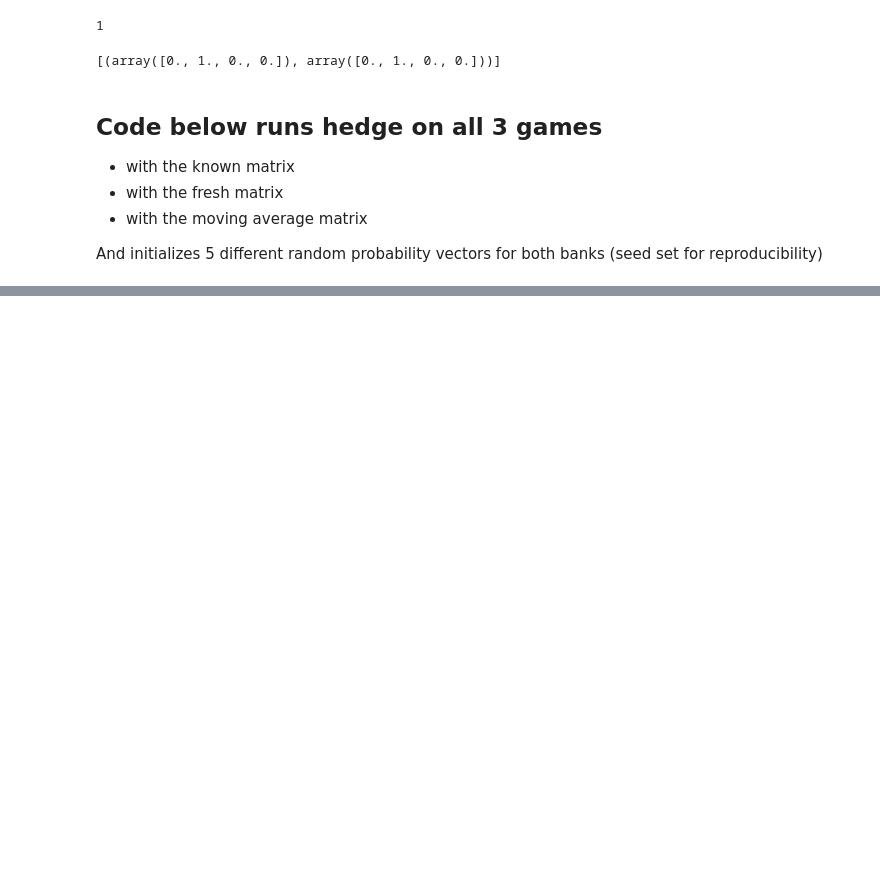
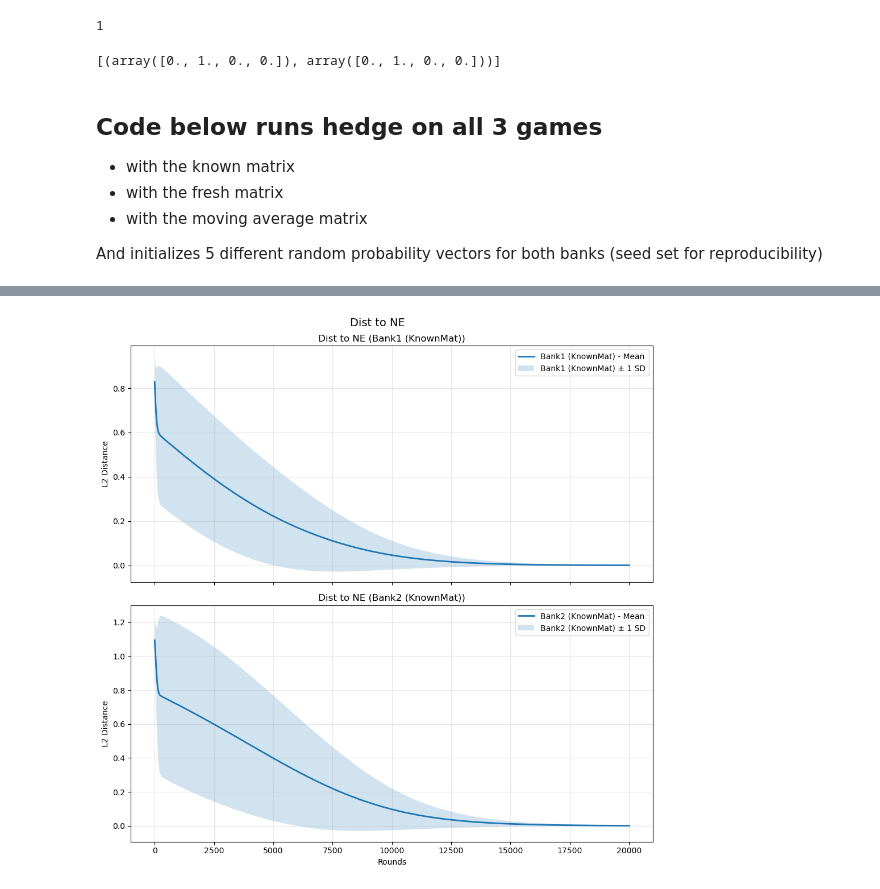
Before and after one commit to krishnacharya/bankgame, a Jupyter notebook: notebooks/Convegence_and_Distance_toNE.ipynb, the cells around one changed output, grey strips where cells are left out. Cells and saved outputs as stored; diff of their text form; code cells hidden in the pictures; blank space fills up the shorter version.

Commit message:
adds all4 ++,--,+-,-+ epsilon convergence and distance to NE

```diff
--- a/notebooks/Convegence_and_Distance_toNE.ipynb
+++ b/notebooks/Convegence_and_Distance_toNE.ipynb
@@ -187,0 +167,8 @@ plot_mean_sd_over_time(
+# %%
+gammas = sorted([0.4, 0.8])
+taus = sorted([1/(2+gamma) for gamma in gammas])
+mu = 0.6
+sigma = 0.2
+tg = TruncatedGaussian(mu = mu, sigma = sigma)
+gtm = GameTrueMatrix2by2(gammas=gammas, taus=taus, dist=tg)
+print(gtm.eps1, gtm.eps2) # epsilon1<0 and epsilon2<0
@@ -187,0 +186,6 @@ plot_mean_sd_over_time(
+# %%
+# save directory for dataframe
+instance_name = f'Tg_mu{mu}_sig{sigma}_gamma{str(gammas)}.pkl' # truncated gaussian
+epsigns = 'sign--'
+save_path = str(saved_df_2gamma(epsigns=epsigns) / instance_name)
+print(save_path)
@@ -187,0 +194,5 @@ plot_mean_sd_over_time(
+# %%
+T = 20000
+eta = 0.1
+
+df = run_across_initializations(gtm=gtm, save_dest=save_path, num_startprofiles=5, T=T, eta = eta)
@@ -187,0 +220,11 @@ plot_mean_sd_over_time(
+# %%
+# Example Usage:
+plot_mean_sd_over_time(
+    {
+        "Bank1 (KnownMat)": df['closestNEdist_knownmat_b1'],
+        "Bank2 (KnownMat)": df['closestNEdist_knownmat_b2']
+    },
+    labels=["Bank1", "Bank2"]
+)
+# %% [output]
+[figure, added]
```
Also changed, not shown: parts of 38 cells of this notebook.
